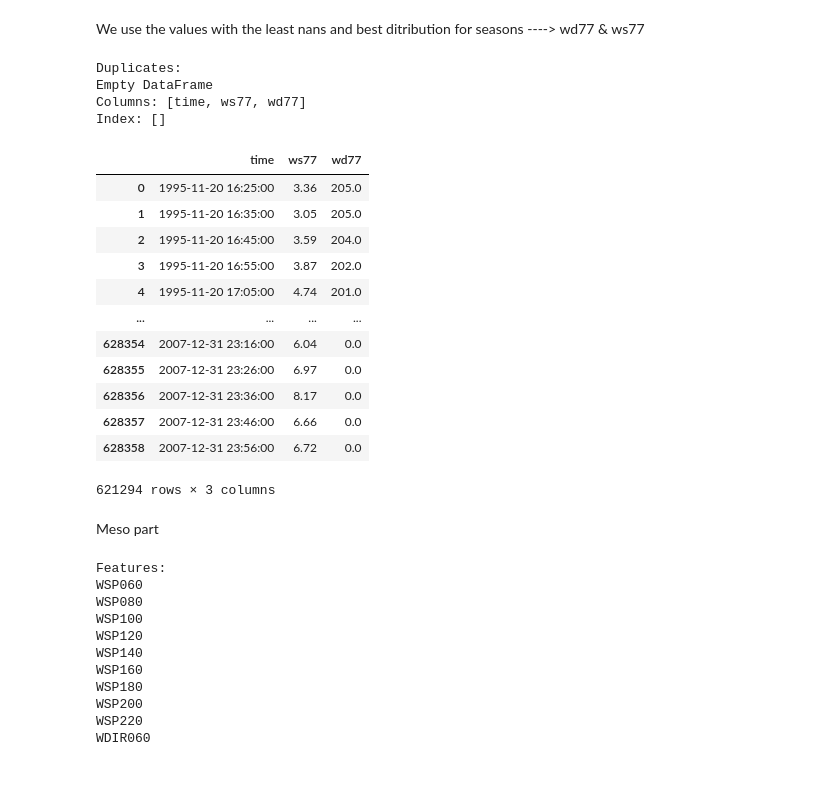
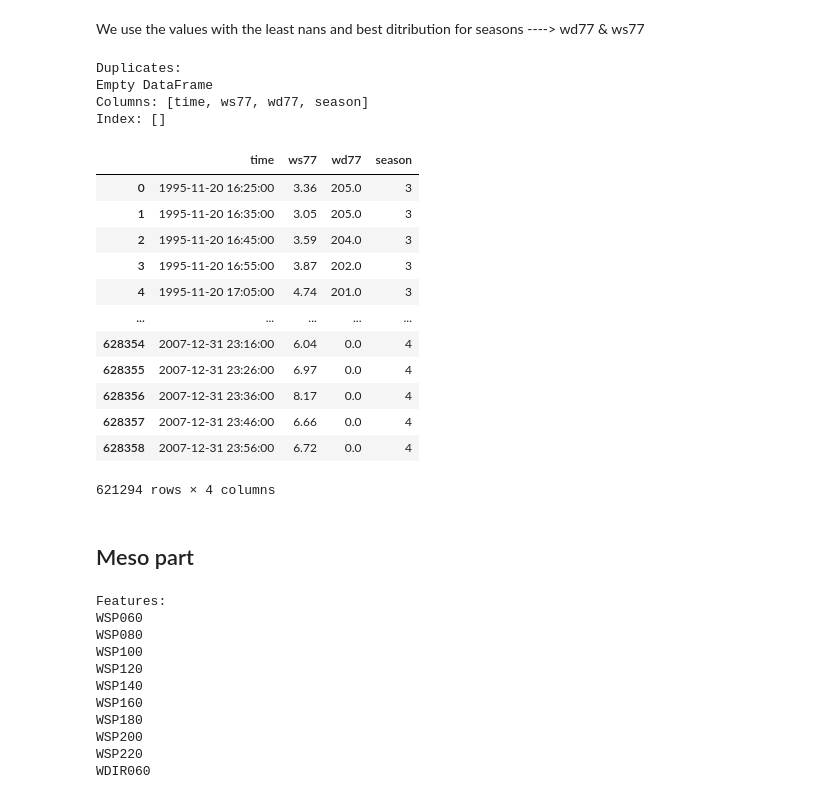
Before and after one commit to MAL-flowdemort/assignment_4, a Jupyter notebook: Assignment 4.ipynb, the cells around one changed output. Cells and saved outputs as stored; diff of their text form; code cells hidden in the pictures.

```diff
--- a/Assignment 4.ipynb
+++ b/Assignment 4.ipynb
@@ -482,42 +482,42 @@ plt.show()
 # %% [markdown]
 We use the values with the least nans and best ditribution for seasons ----> wd77 & ws77
 # %%
-final_cols_mast = ['time','ws77','wd77']
+final_cols_mast = ['time','ws77','wd77','season']
 df_mast_final = df_mast_cleaned[final_cols_mast]
 df_mast_final = df_mast_final.dropna()
 
 #check diplicates for time
 # Remove duplicates based on 'time' column
 df_mast_final = df_mast_final.drop_duplicates(subset=['time'])
 
 # Check for duplicates
 duplicates = df_mast_final[df_mast_final.duplicated(subset=['time'], keep=False)]
 
 print("Duplicates:")
 print(duplicates)
 
 
 df_mast_final
 # %% [output]
 Duplicates:
 Empty DataFrame
-Columns: [time, ws77, wd77]
+Columns: [time, ws77, wd77, season]
 Index: []
-|  | time | ws77 | wd77 |
-| 0 | 1995-11-20 16:25:00 | 3.36 | 205.0 |
-| 1 | 1995-11-20 16:35:00 | 3.05 | 205.0 |
-| 2 | 1995-11-20 16:45:00 | 3.59 | 204.0 |
-| 3 | 1995-11-20 16:55:00 | 3.87 | 202.0 |
-| 4 | 1995-11-20 17:05:00 | 4.74 | 201.0 |
-| ... | ... | ... | ... |
-| 628354 | 2007-12-31 23:16:00 | 6.04 | 0.0 |
-| 628355 | 2007-12-31 23:26:00 | 6.97 | 0.0 |
-| 628356 | 2007-12-31 23:36:00 | 8.17 | 0.0 |
-| 628357 | 2007-12-31 23:46:00 | 6.66 | 0.0 |
-| 628358 | 2007-12-31 23:56:00 | 6.72 | 0.0 |
+|  | time | ws77 | wd77 | season |
+| 0 | 1995-11-20 16:25:00 | 3.36 | 205.0 | 3 |
+| 1 | 1995-11-20 16:35:00 | 3.05 | 205.0 | 3 |
+| 2 | 1995-11-20 16:45:00 | 3.59 | 204.0 | 3 |
+| 3 | 1995-11-20 16:55:00 | 3.87 | 202.0 | 3 |
+| 4 | 1995-11-20 17:05:00 | 4.74 | 201.0 | 3 |
+| ... | ... | ... | ... | ... |
+| 628354 | 2007-12-31 23:16:00 | 6.04 | 0.0 | 4 |
+| 628355 | 2007-12-31 23:26:00 | 6.97 | 0.0 | 4 |
+| 628356 | 2007-12-31 23:36:00 | 8.17 | 0.0 | 4 |
+| 628357 | 2007-12-31 23:46:00 | 6.66 | 0.0 | 4 |
+| 628358 | 2007-12-31 23:56:00 | 6.72 | 0.0 | 4 |
-621294 rows × 3 columns
+621294 rows × 4 columns
-# %% [markdown]
-Meso part
+# %% [markdown]
+<h2> Meso part </h2>
 # %%
 df_meso = pd.read_csv('Data/Risoe/meso_Risoe.csv')
 features = df_meso.columns.tolist()
```
Also changed, not shown: parts of 19 cells of this notebook.
